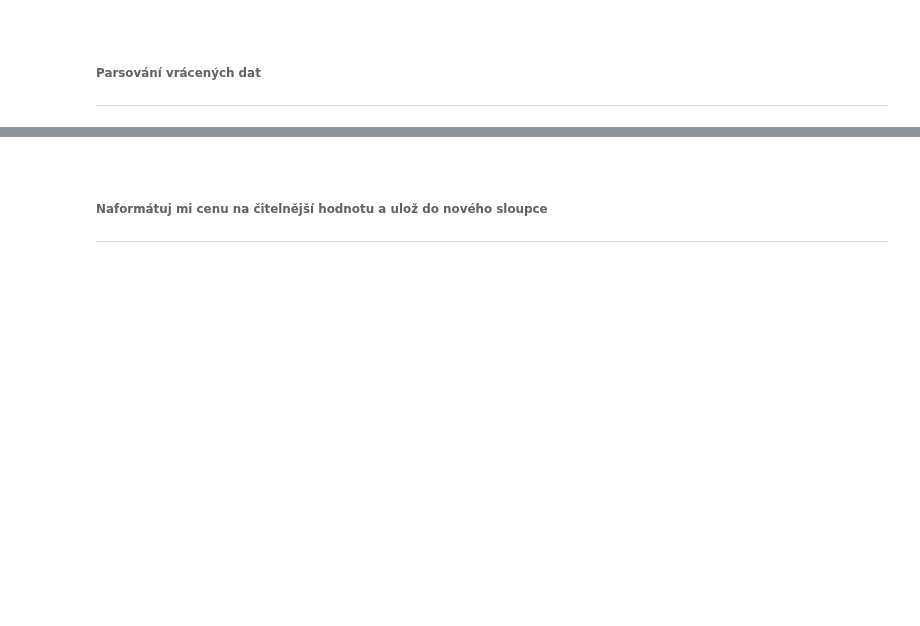
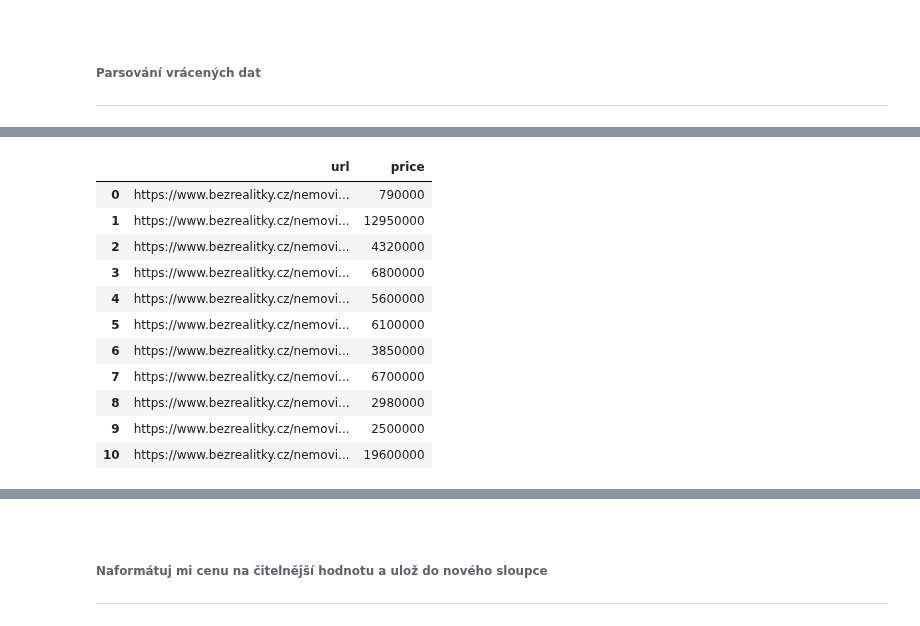
Before and after one commit to Bralor/python_oop, a Jupyter notebook: notebooks/lesson04.ipynb, the cells around one changed output, grey strips where cells are left out. Saved outputs shown, nothing was run; the diff lists cells and outputs as text; code cells hidden in the pictures; blank space fills up the shorter version.

```diff
--- a/notebooks/lesson04.ipynb
+++ b/notebooks/lesson04.ipynb
@@ -350,2 +421,17 @@ br_dataframe.head()  # 5 prvni udaju
 
 ---
+# %%
+br_dataframe.loc[:10, ["url", "price"]]  # selekce řádků a sloupců
+# %% [output]
+|  | url | price |
+| 0 | https://www.bezrealitky.cz/nemovi... | 790000 |
+| 1 | https://www.bezrealitky.cz/nemovi... | 12950000 |
+| 2 | https://www.bezrealitky.cz/nemovi... | 4320000 |
+| 3 | https://www.bezrealitky.cz/nemovi... | 6800000 |
+| 4 | https://www.bezrealitky.cz/nemovi... | 5600000 |
+| 5 | https://www.bezrealitky.cz/nemovi... | 6100000 |
+| 6 | https://www.bezrealitky.cz/nemovi... | 3850000 |
+| 7 | https://www.bezrealitky.cz/nemovi... | 6700000 |
+| 8 | https://www.bezrealitky.cz/nemovi... | 2980000 |
+| 9 | https://www.bezrealitky.cz/nemovi... | 2500000 |
+| 10 | https://www.bezrealitky.cz/nemovi... | 19600000 |
```
Also changed, not shown: parts of 81 cells of this notebook.
